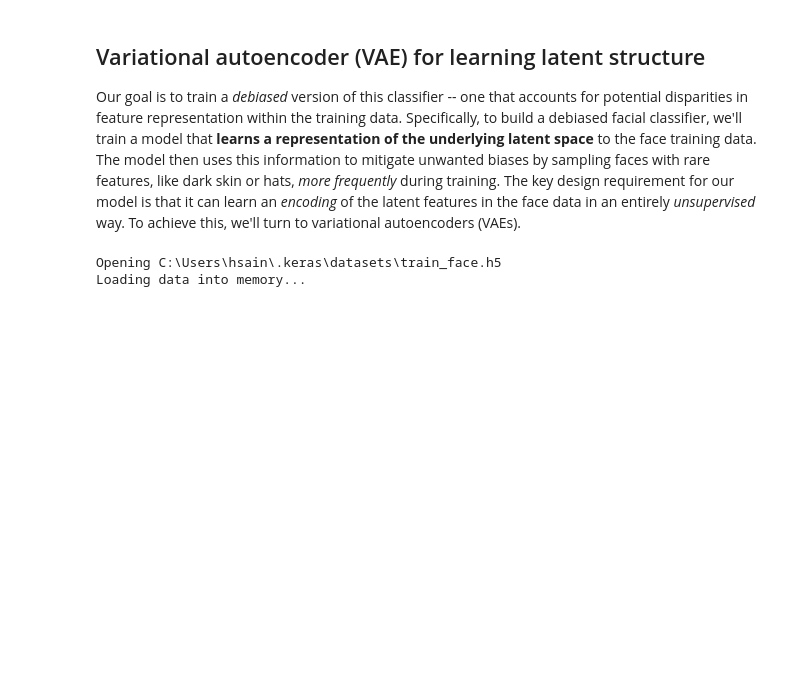
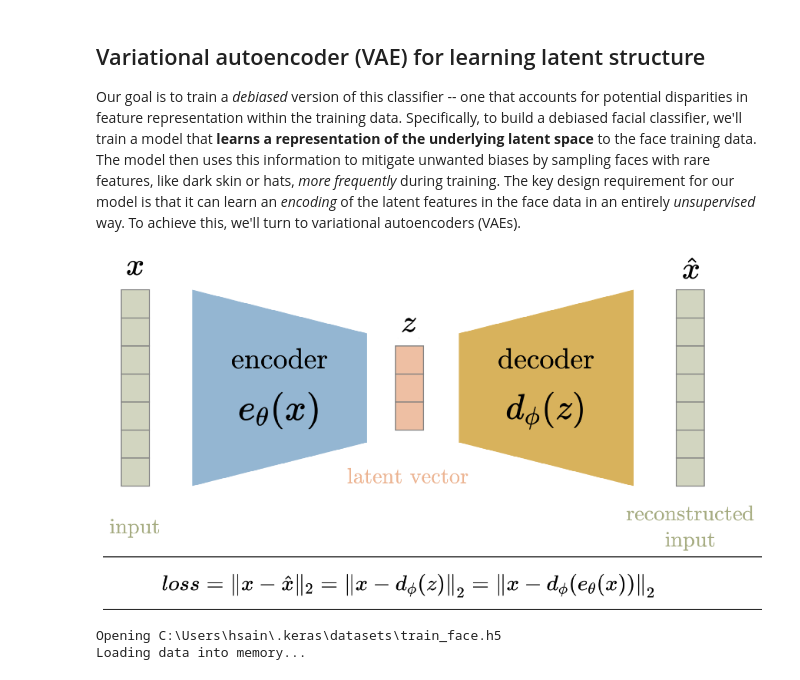
Before and after one commit to mrhimanshu/Debiasing-Variational-Encoder-Approach-for-Face-Classification, a Jupyter notebook: notebook.ipynb, the cells around one changed output. Saved outputs shown, nothing was run; the diff lists cells and outputs as text; code cells hidden in the pictures; blank space fills up the shorter version.

Commit message:
Architecture image added

```diff
--- a/notebook.ipynb
+++ b/notebook.ipynb
@@ -1,6 +1,12 @@
 # %% [markdown]
 ## Variational autoencoder (VAE) for learning latent structure
 Our goal is to train a *debiased* version of this classifier -- one that accounts for potential disparities in feature representation within the training data. Specifically, to build a debiased facial classifier, we'll train a model that **learns a representation of the underlying latent space** to the face training data. The model then uses this information to mitigate unwanted biases by sampling faces with rare features, like dark skin or hats, *more frequently* during training. The key design requirement for our model is that it can learn an *encoding* of the latent features in the face data in an entirely *unsupervised* way. To achieve this, we'll turn to variational autoencoders (VAEs).
+# %%
+from PIL import Image
+img = Image.open('architecture.png')
+img
+# %% [output]
+[figure, added]
 # %%
 # Import Tensorflow 2.0
 # %tensorflow_version 2.x
```
Also changed, not shown: 1 other file.
